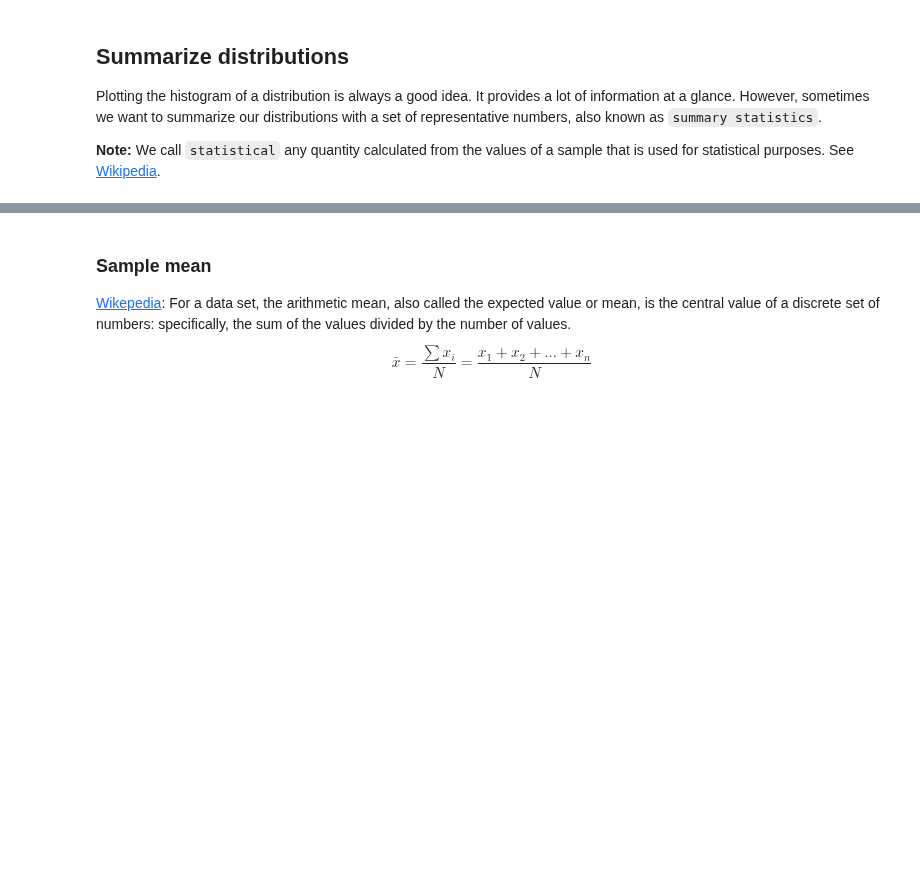
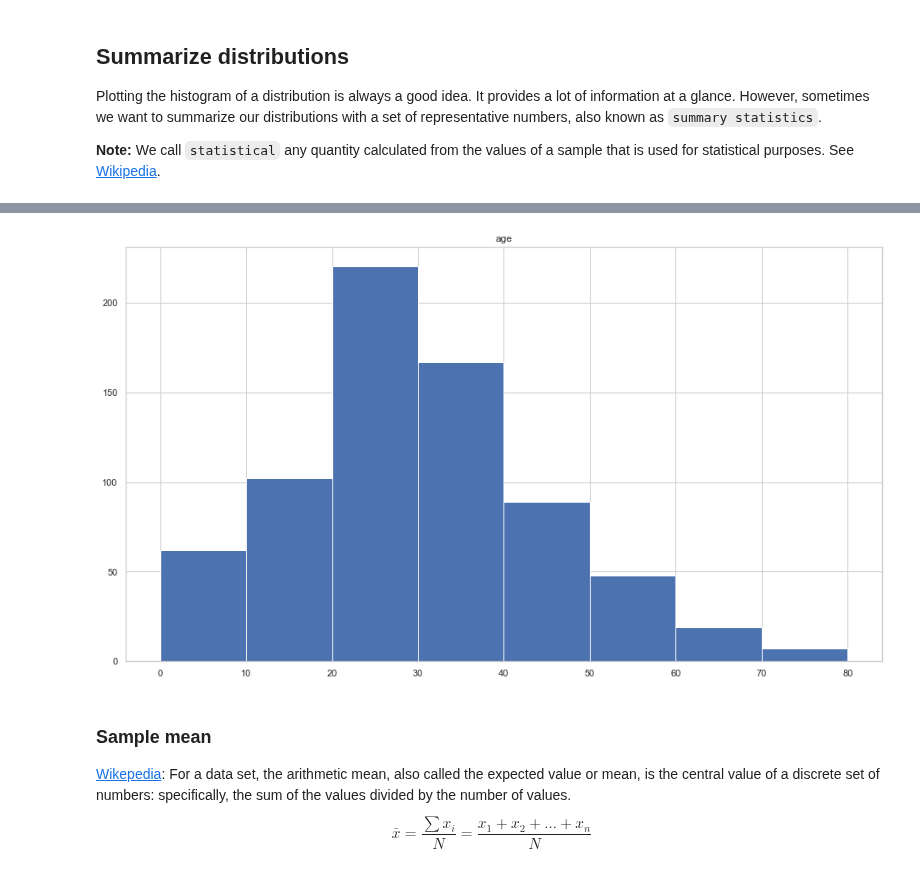
Before and after one commit to Ironhack-data-bcn-january-2023/lectures, a Jupyter notebook: week-5/02 - Intro to statistics.ipynb, the cells around one changed output, grey strips where cells are left out. Cells and saved outputs as stored; diff of their text form; code cells hidden in the pictures; blank space fills up the shorter version.

```diff
--- a/week-5/02 - Intro to statistics.ipynb
+++ b/week-5/02 - Intro to statistics.ipynb
@@ -37,0 +38,3 @@ Plotting the histogram of a distribution is always a good idea. It provides a lo
+# %%
+df_titanic = sns.load_dataset("titanic")
+df_titanic
@@ -38,3 +55,7 @@ Plotting the histogram of a distribution is always a good idea. It provides a lo
+# %%
+df_titanic.hist("age", bins = np.linspace(0, 80, 9));
+# %% [output]
+[figure, added]
 # %% [markdown]
 ### Sample mean
 
```
Also changed, not shown: parts of 33 cells of this notebook.
